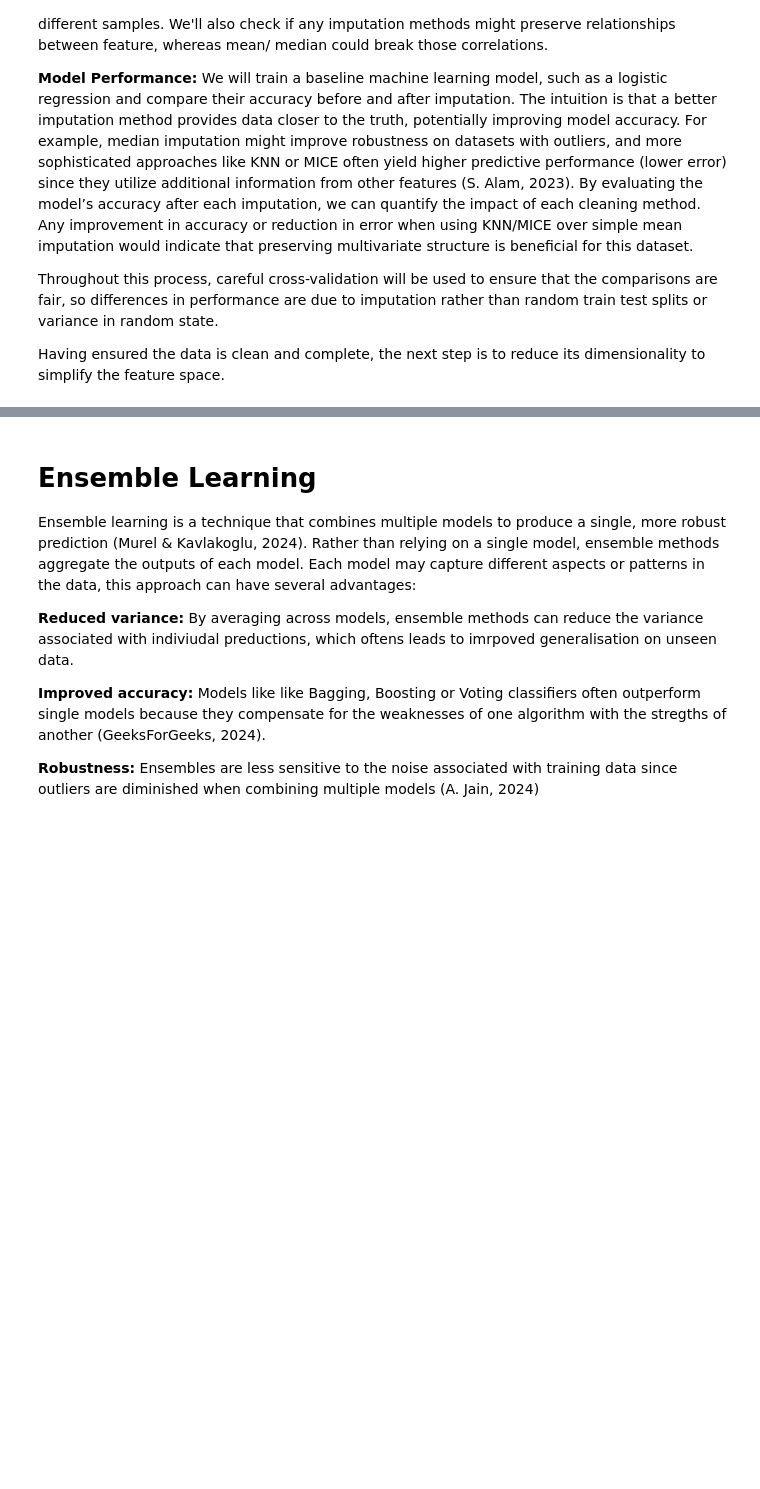
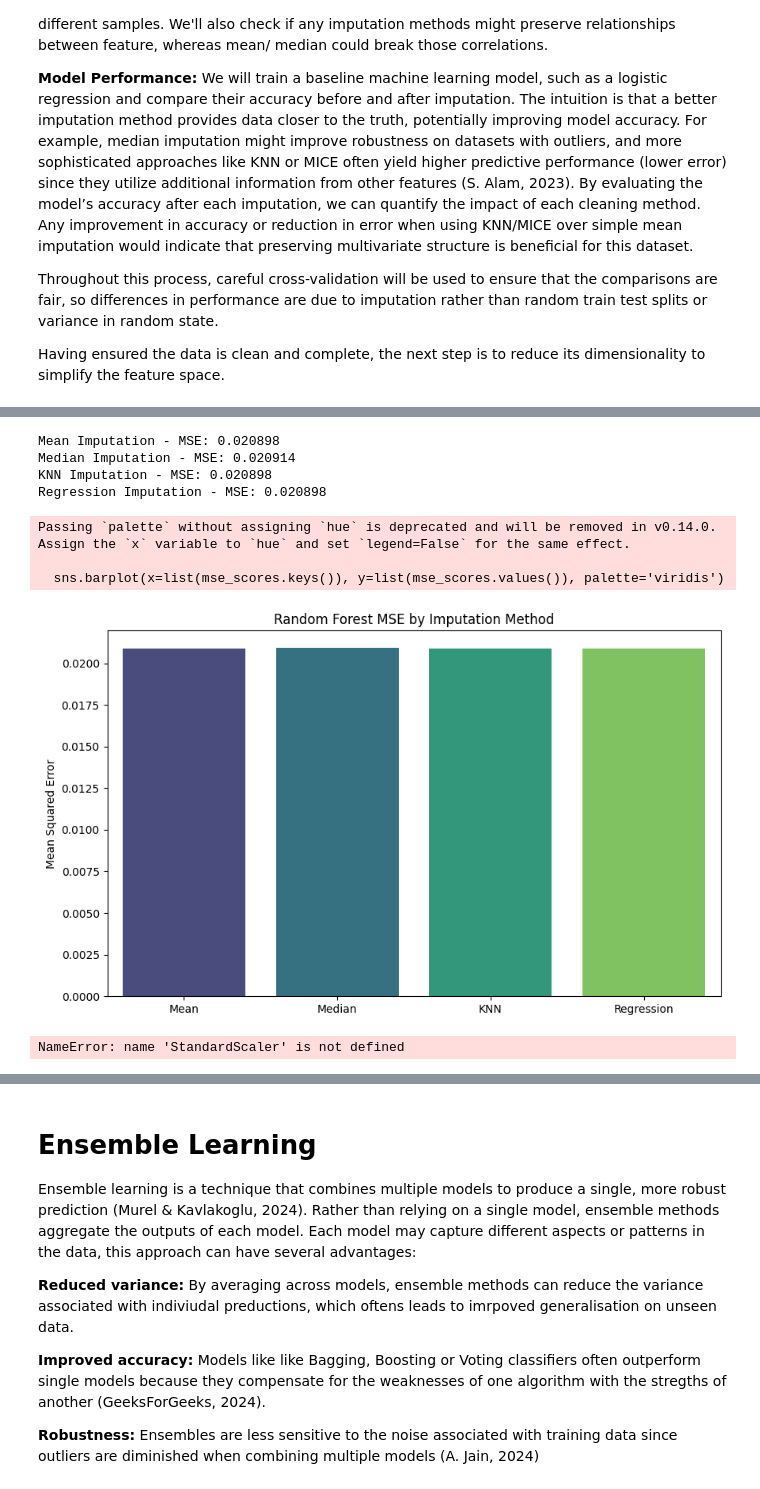
Before and after one commit to DSkilton/ML_Approaches_for_Predicting_Spinal_Disorders, a Jupyter notebook: main.ipynb, the cells around one changed output, grey strips where cells are left out. Drawn from its saved outputs; the diff is of its cells as text; code cells hidden in the pictures; blank space fills up the shorter version.

Commit message:
Restructed imputation and prediction python cells so they display MSE. Removed plots that do not show meaningful data. Next step is to add a small neural network

```diff
--- a/main.ipynb
+++ b/main.ipynb
@@ -116 +175,78 @@ plt.show()
+# %%
+# Predictor and target
+predictors = unclean_data.columns.drop(columns_to_impute + ['class'])
+target = 'pelvic_slope'  # can choose other targets similarly
+
+datasets = {
+    'Mean': mean_imputed_df,
+    'Median': median_imputed_df,
+    'KNN': knn_imputed_df,
+    'Regression': regression_imputed_df
+}
+
+mse_scores = {}
+
+for name, df in datasets.items():
+    X = df[predictors]
+    y = df[target]
+
+    X_train, X_test, y_train, y_test = train_test_split(X, y, test_size=0.2, random_state=42)
+
+    rf = RandomForestRegressor(n_estimators=100, random_state=42)
+    rf.fit(X_train, y_train)
+
+    preds = rf.predict(X_test)
+    mse = mean_squared_error(y_test, preds)
+
+    mse_scores[name] = mse
+    print(f"{name} Imputation - MSE: {mse:.6f}")
+
+# Visualize the results
+plt.figure(figsize=(10, 6))
+sns.barplot(x=list(mse_scores.keys()), y=list(mse_scores.values()), palette='viridis')
+plt.ylabel('Mean Squared Error')
+plt.title('Random Forest MSE by Imputation Method')
+plt.show()
+# %% [output]
+Mean Imputation - MSE: 0.020898
+Median Imputation - MSE: 0.020914
+KNN Imputation - MSE: 0.020898
+Regression Imputation - MSE: 0.020898
+Passing `palette` without assigning `hue` is deprecated and will be removed in v0.14.0. Assign the `x` variable to `hue` and set `legend=False` for the same effect.
+
+  sns.barplot(x=list(mse_scores.keys()), y=list(mse_scores.values()), palette='viridis')
+[figure, added]
+# %%
+# Choose your preferred imputed dataset for Neural Network
+nn_df = regression_imputed_df.copy()
+
+X = nn_df[predictors]
+y = nn_df[target]
+
+# Scale Data
+scaler = StandardScaler()
+X_scaled = scaler.fit_transform(X)
+
+# Train-Test Split
+X_train, X_test, y_train, y_test = train_test_split(X_scaled, y, test_size=0.2, random_state=42)
+
+# Neural Network Model
+model = Sequential([
+    tf.keras.layers.Input(shape=(X_train.shape[1],)),
+    tf.keras.layers.Dense(32, activation='relu'),
+    tf.keras.layers.Dense(64, activation='relu'),
+    tf.keras.layers.Dense(32, activation='relu'),
+    tf.keras.layers.Dense(1)  # regression problem, no sigmoid
+])
+
+model.compile(optimizer='adam', loss='mse', metrics=['mse'])
+
+# Training
+history = model.fit(X_train, y_train, epochs=50, batch_size=32, validation_data=(X_test, y_test))
+
+# Evaluate MSE
+nn_mse = model.evaluate(X_test, y_test)[1]
+print(f"Neural Network MSE (Regression Imputed Data): {nn_mse:.6f}")
+# %% [output]
+NameError: name 'StandardScaler' is not defined
 # %% [markdown]
```
Also changed, not shown: parts of 7 cells of this notebook.
